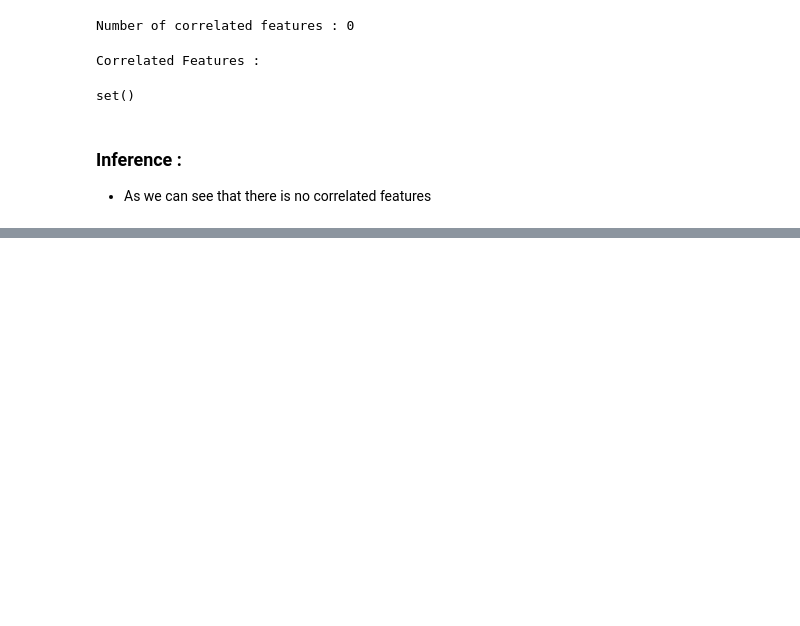
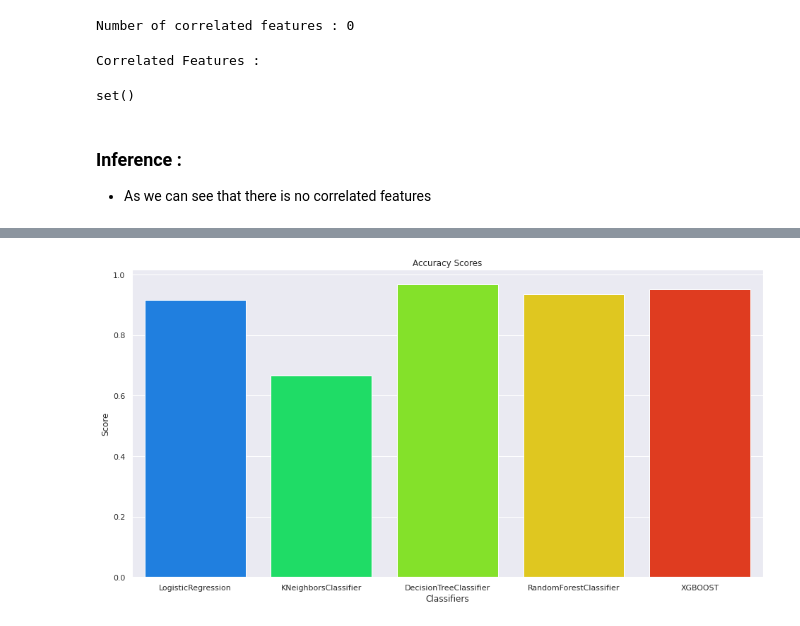
Before and after one commit to dsankush/Drug-Analysis, a Jupyter notebook: Drug_Analysis.ipynb, the cells around one changed output, grey strips where cells are left out. Saved outputs shown, nothing was run; the diff lists cells and outputs as text; code cells hidden in the pictures; blank space fills up the shorter version.

```diff
--- a/Drug_Analysis.ipynb
+++ b/Drug_Analysis.ipynb
@@ -829,0 +836,9 @@ set()
+# %%
+from sklearn.preprocessing import LabelEncoder
+le = LabelEncoder()
+# %%
+# seperating our data in feature and target varibles
+x = final_data.drop(['Drug'], axis = 1)
+
+# taking our target variable
+y = le.fit_transform(final_data['Drug'])
@@ -829,0 +889,4 @@ set()
+# %%
+# giving 30% data for testing and 70% for training the model
+
+x_train, x_test, y_train, y_test = train_test_split(x, y, test_size = 0.3, random_state = 1)
@@ -829,0 +1055,3 @@ set()
+# %%
+# Training our model and getting the predictions done by our different models
+result = modeling(models)
@@ -829,0 +1091,12 @@ set()
+# %%
+plt.figure(figsize = (16,8))
+
+sns.barplot(data = result, x = result.index.tolist(),y = 'Accuracy')
+
+plt.title('Accuracy Scores')
+plt.xlabel('Classifiers')
+plt.ylabel('Score')
+
+plt.show()
+# %% [output]
+[figure, added]
```
Also changed, not shown: parts of 23 cells of this notebook.
